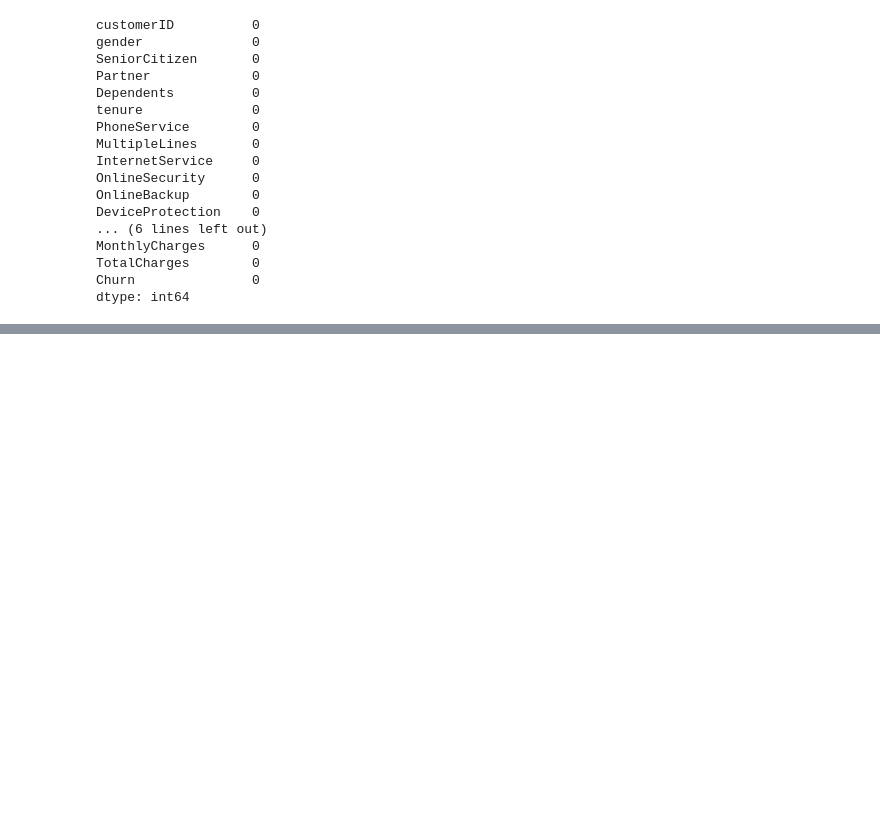
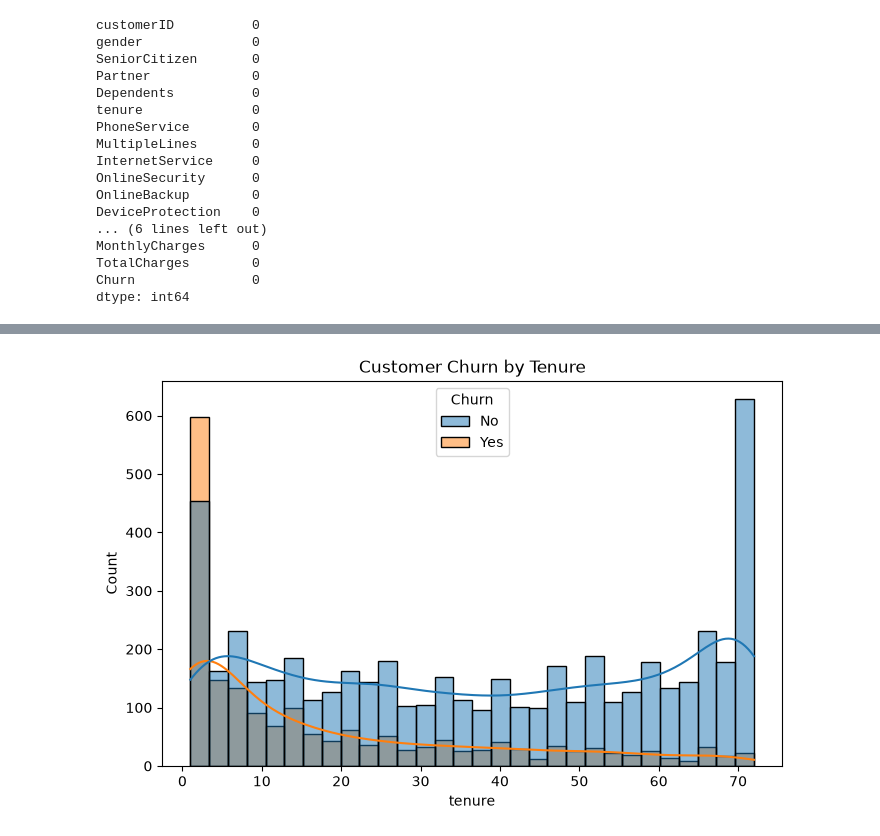
Before and after one commit to humairathameem/Telco-Customer-Churn-Prediction, a Jupyter notebook: Notebooks/Telco_Churn_Prediction.ipynb, the cells around one changed output, grey strips where cells are left out. Cells and saved outputs as stored; diff of their text form; code cells hidden in the pictures; blank space fills up the shorter version.

```diff
--- a/Notebooks/Telco_Churn_Prediction.ipynb
+++ b/Notebooks/Telco_Churn_Prediction.ipynb
@@ -198,0 +225,8 @@ dtype: int64
+# %%
+# Visualizing the distribution of the "tenure" column
+plt.figure(figsize=(8,5))
+sns.histplot(data=df, x="tenure", hue="Churn", bins=30, kde=True)
+plt.title("Customer Churn by Tenure")
+plt.show()
+# %% [output]
+[figure, added]
```
Also changed, not shown: parts of 7 cells of this notebook.
